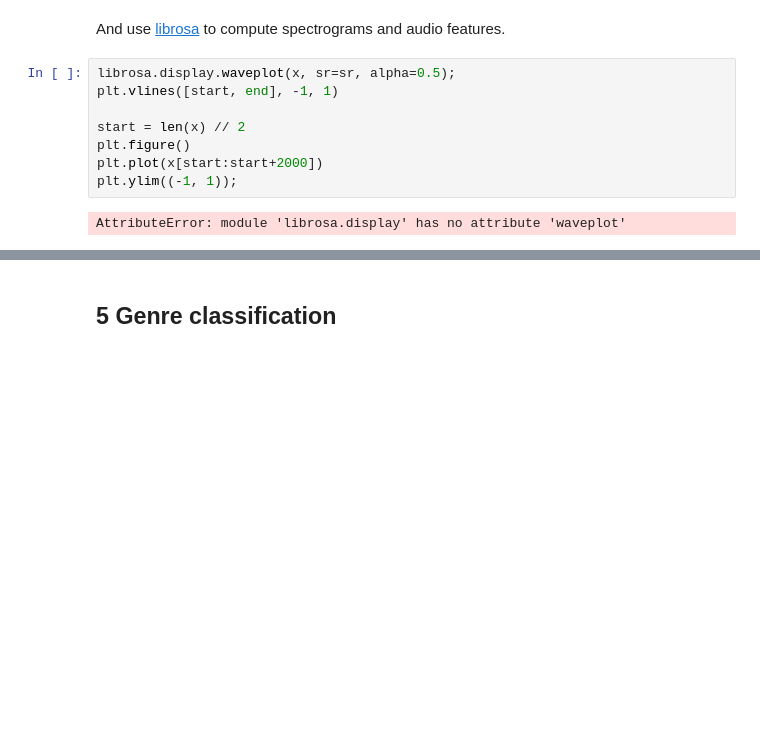
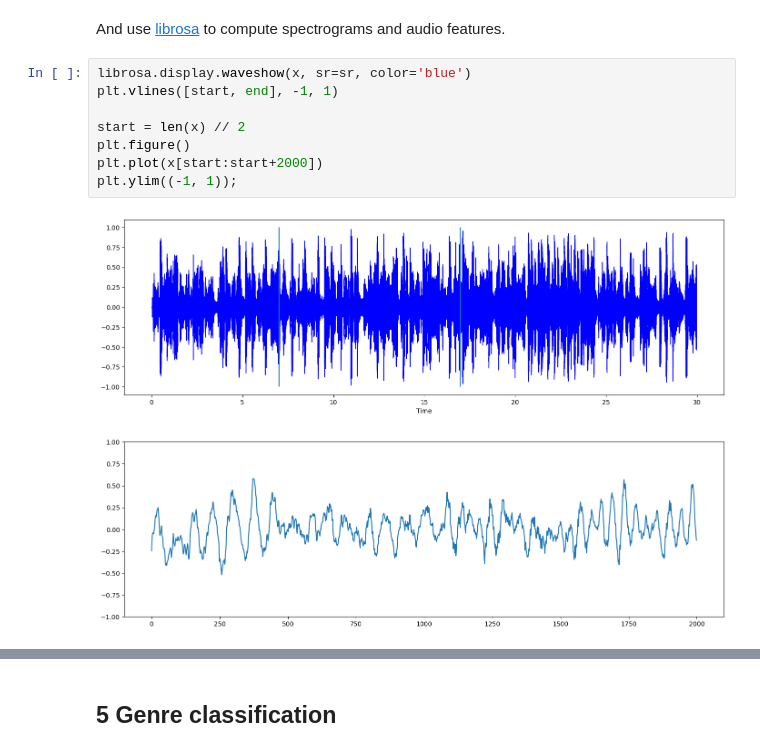
Before and after one commit to ruoyi-qiao/MusicGenreClassification, a Jupyter notebook: dataset_process/usage.ipynb, the cells around one changed output, grey strips where cells are left out. Saved outputs shown, nothing was run; the diff lists cells and outputs as text; blank space fills up the shorter version.

```diff
--- a/dataset_process/usage.ipynb
+++ b/dataset_process/usage.ipynb
@@ -291,15 +289,16 @@ Duration: 29.98s, 1321967 samples
 # %% [markdown]
 And use [librosa](https://github.com/librosa/librosa) to compute spectrograms and audio features.
 # %%
-librosa.display.waveplot(x, sr=sr, alpha=0.5);
+librosa.display.waveshow(x, sr=sr, color='blue')
 plt.vlines([start, end], -1, 1)
 
 start = len(x) // 2
 plt.figure()
 plt.plot(x[start:start+2000])
 plt.ylim((-1, 1));
 # %% [output]
-AttributeError: module 'librosa.display' has no attribute 'waveplot'
+[figure, added]
+[figure, added]
 # %%
 stft = np.abs(librosa.stft(x, n_fft=2048, hop_length=512))
 mel = librosa.feature.melspectrogram(sr=sr, S=stft**2)
```
Also changed, not shown: parts of 5 cells of this notebook, 6 other files.
